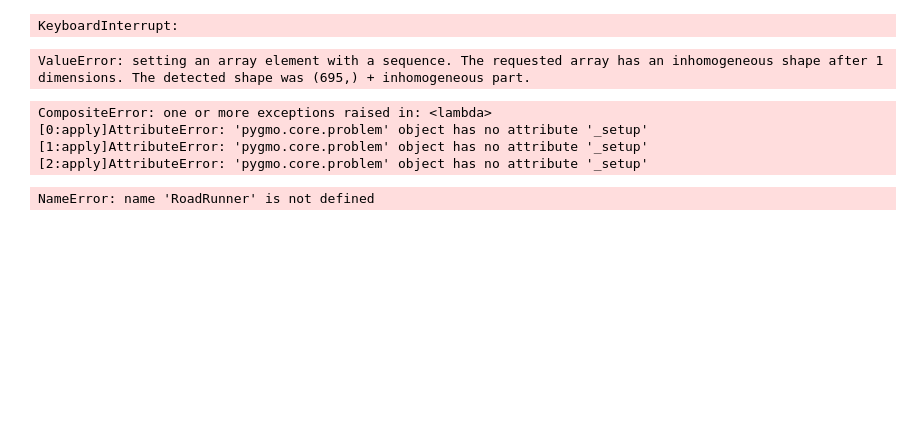
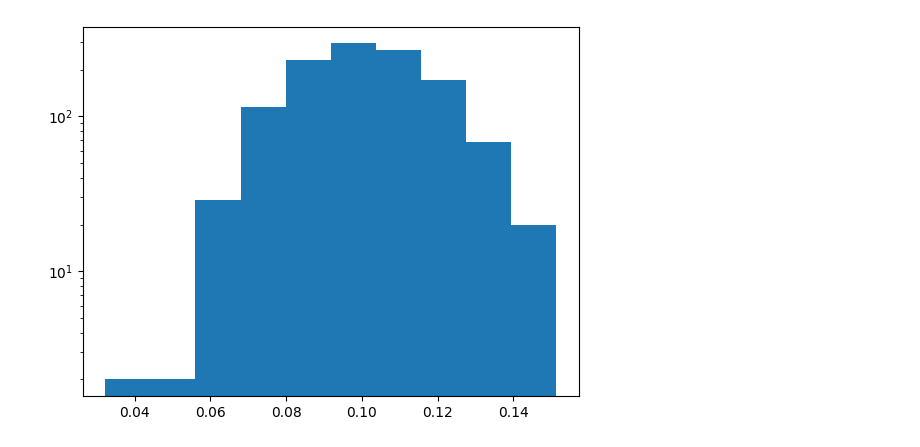
Before and after one commit to carothersresearch/ECFERS, a Jupyter notebook: test.ipynb, the cells around one changed output. Cells and saved outputs as stored; diff of their text form; code cells hidden in the pictures; blank space fills up the shorter version.

```diff
--- a/test.ipynb
+++ b/test.ipynb
@@ -72,14 +44,0 @@ mybfe = pg.bfe(udbfe)
-# %%
-# pick parameters based on this thesis
-# https://repository.up.ac.za/handle/2263/66233#:~:text=The%20thesis%20shows%20that%20the,empirical%20tests%20and%20theoretical%20reasoning.
-algos = []
-pops = []
-replicates = 1
-for i in range(replicates):
-    a = pg.pso_gen(gen=10,omega=0.95, eta1=0.25, eta2=0.25, max_vel=0.01, variant=5, neighb_type=2, neighb_param=4)
-    # a = pg.gaco(gen=10)
-    a.set_bfe(mybfe)
-    algo = pg.algorithm(a)
-    algo.set_verbosity(1)
-    algos.append(algo)
-    pops.append(pg.population(prob, size = 0))
@@ -86,25 +57,13 @@ for i in range(replicates):
+# %%
+with open('checkpoint_t.dat', 'rb') as file:
+    pops = pickle.load(file)
+# %%
+plt.hist(np.array(list(map(myprob._unscale,pops[0].get_x())))[:,-500])
+plt.yscale('log')
+# %% [output]
+[figure, added]
 # %%
-import faulthandler
-faulthandler.enable()
-
-total_nodes = 40*4
-init_std = 0.17
-xs = (np.expand_dims(myprob._scale(lower*10),-1)@np.ones((1,total_nodes))*(1+np.random.normal(0, init_std,(len(lower),total_nodes)))).T
-fvs = udbfe(prob, xs.reshape(-1))
+total_nodes=5
+init_std=0.17
+xs = (np.expand_dims(myprob._scale(p_initial),-1)@np.ones((1,total_nodes))*(1+np.random.normal(0, init_std,(len(lower),total_nodes)))).T
+results = myprob._simulate(myprob._unscale(xs[0,:]))
-# %% [output]
-KeyboardInterrupt:
-# %%
-algos[0].evolve(pops[0])
-# %% [output]
-ValueError: setting an array element with a sequence. The requested array has an inhomogeneous shape after 1 dimensions. The detected shape was (695,) + inhomogeneous part.
-# %%
-udbfe._view.apply_sync(lambda x: x._setup(), ipp.Reference("prob"))
-# %% [output]
-CompositeError: one or more exceptions raised in: <lambda>
-[0:apply]AttributeError: 'pygmo.core.problem' object has no attribute '_setup'
-[1:apply]AttributeError: 'pygmo.core.problem' object has no attribute '_setup'
-[2:apply]AttributeError: 'pygmo.core.problem' object has no attribute '_setup'
-# %%
-prob.fitness(lower)
-# %% [output]
-NameError: name 'RoadRunner' is not defined
```
Also changed, not shown: parts of 13 cells of this notebook, 6 other files.
